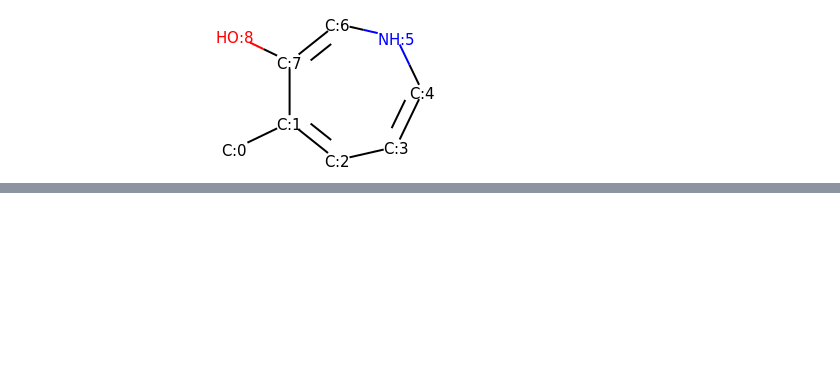
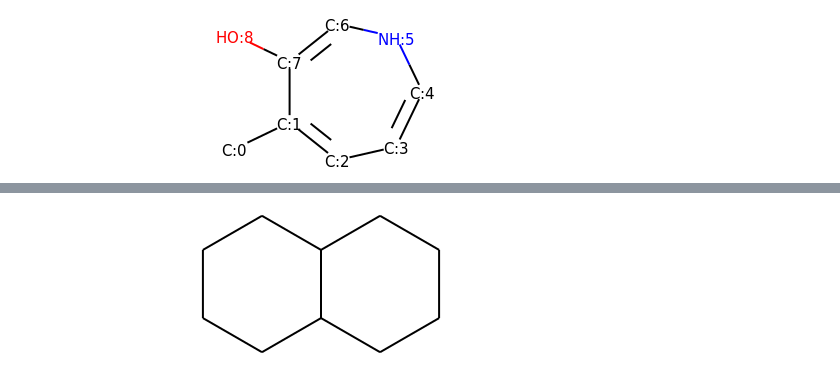
Before and after one commit to jidfiilippo/curso_dd, a Jupyter notebook: Hands_on_Jueves.ipynb, the cells around one changed output, grey strips where cells are left out. Cells and saved outputs as stored; diff of their text form; code cells hidden in the pictures; blank space fills up the shorter version.

```diff
--- a/Hands_on_Jueves.ipynb
+++ b/Hands_on_Jueves.ipynb
@@ -108,0 +121,6 @@ m
+# %%
+smiles_3 = 'C1CCCC2CCCCC12'
+# %%
+Chem.MolFromSmiles(smiles_3)
+# %% [output]
+[figure, added]
```
Also changed, not shown: parts of 69 cells of this notebook.
